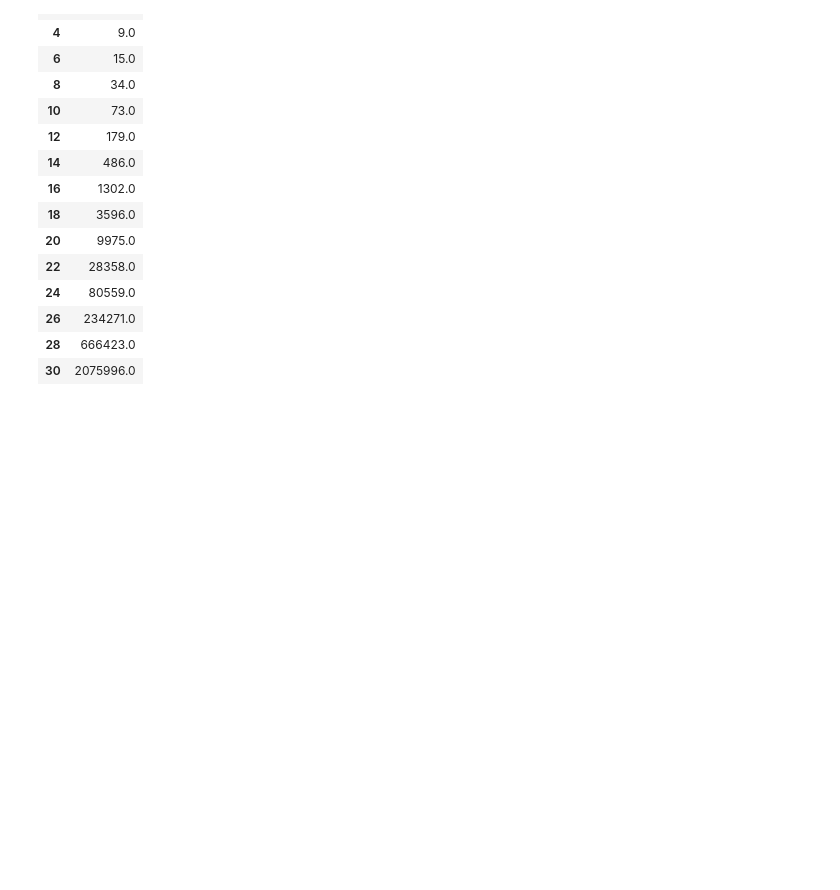
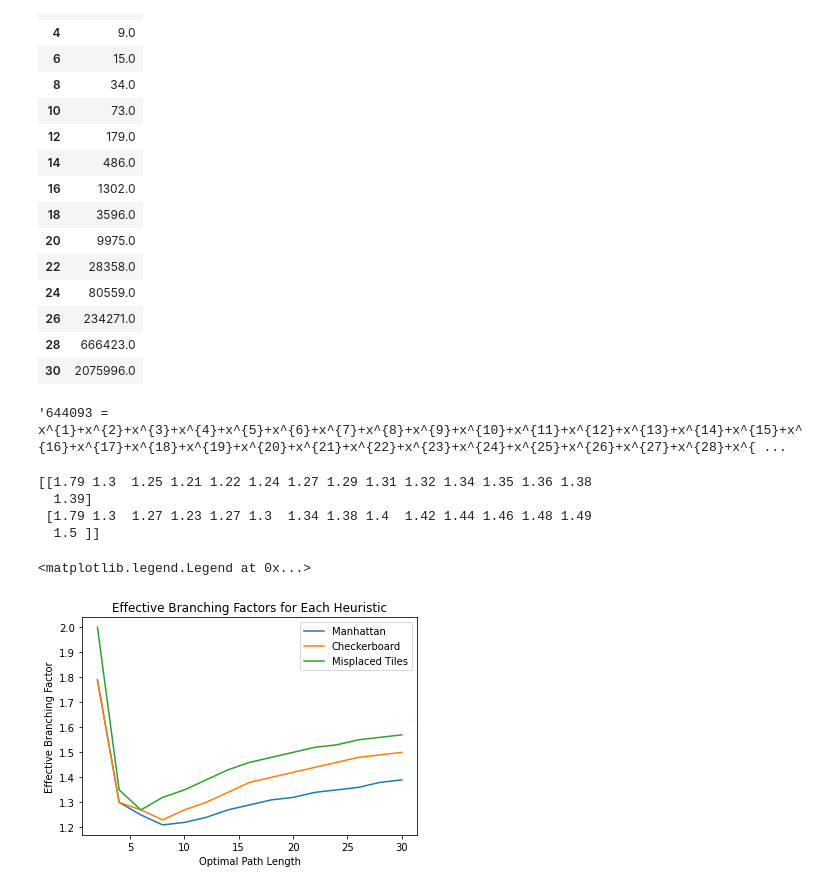
Before and after one commit to DuBose-Tuller/CSC370_HW1, a Jupyter notebook: Scratchwork.ipynb, the cells around one changed output. Cells and saved outputs as stored; diff of their text form; code cells hidden in the pictures; blank space fills up the shorter version.

Commit message:
branching factors plot

```diff
--- a/Scratchwork.ipynb
+++ b/Scratchwork.ipynb
@@ -51,3 +48,29 @@ combined.groupby(0).mean() // 1
 | 26 | 234271.0 |
 | 28 | 666423.0 |
 | 30 | 2075996.0 |
+# %%
+d = 30
+N = 644093
+s = f"{N} = "
+
+for i in range(1, d+1):
+    s += f"x^{{{i}}}+"
+
+s
+# %% [output]
+'644093 = x^{1}+x^{2}+x^{3}+x^{4}+x^{5}+x^{6}+x^{7}+x^{8}+x^{9}+x^{10}+x^{11}+x^{12}+x^{13}+x^{14}+x^{15}+x^{16}+x^{17}+x^{18}+x^{19}+x^{20}+x^{21}+x^{22}+x^{23}+x^{24}+x^{25}+x^{26}+x^{27}+x^{28}+x^{ ...
+# %%
+ebfs = np.array(pd.read_csv("ebf.csv", header=None)).transpose()
+print(ebfs[1:3,:])
+plt.plot(range(2, 32, 2), ebfs[1:, :].transpose())
+plt.title("Effective Branching Factors for Each Heuristic")
+plt.xlabel("Optimal Path Length")
+plt.ylabel("Effective Branching Factor")
+plt.legend(["Manhattan", "Checkerboard", "Misplaced Tiles"])
+# %% [output]
+[[1.79 1.3  1.25 1.21 1.22 1.24 1.27 1.29 1.31 1.32 1.34 1.35 1.36 1.38
+  1.39]
+ [1.79 1.3  1.27 1.23 1.27 1.3  1.34 1.38 1.4  1.42 1.44 1.46 1.48 1.49
+  1.5 ]]
+<matplotlib.legend.Legend at 0x...>
+[figure, added]
```
Also changed, not shown: parts of 3 cells of this notebook, 1 other file.
